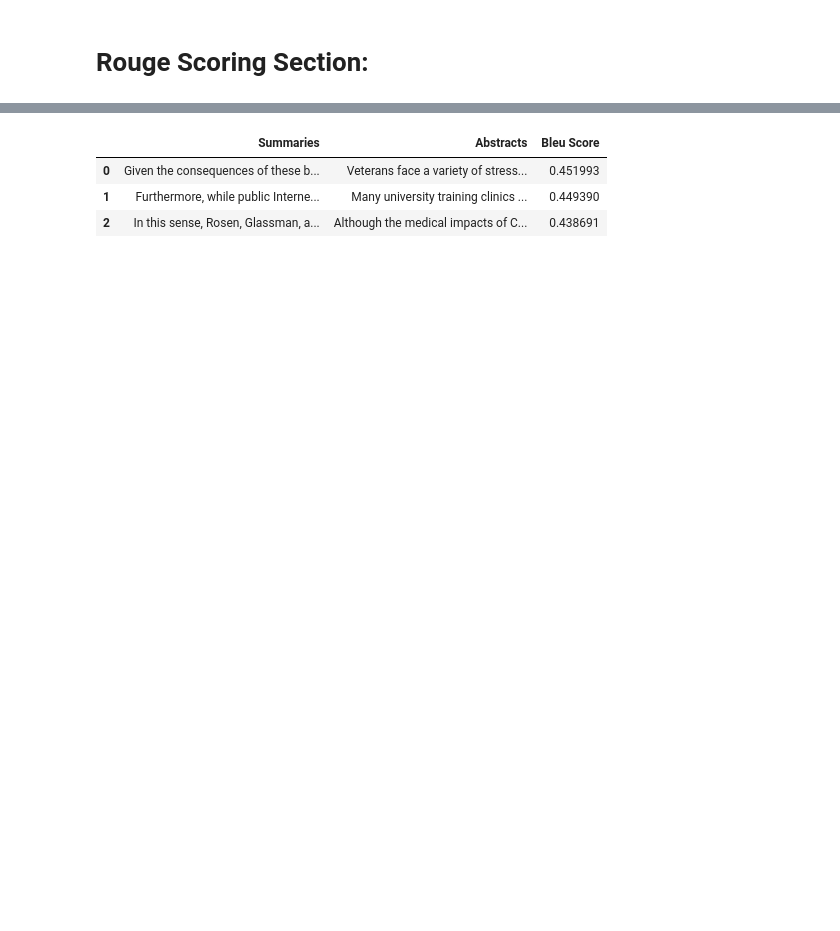
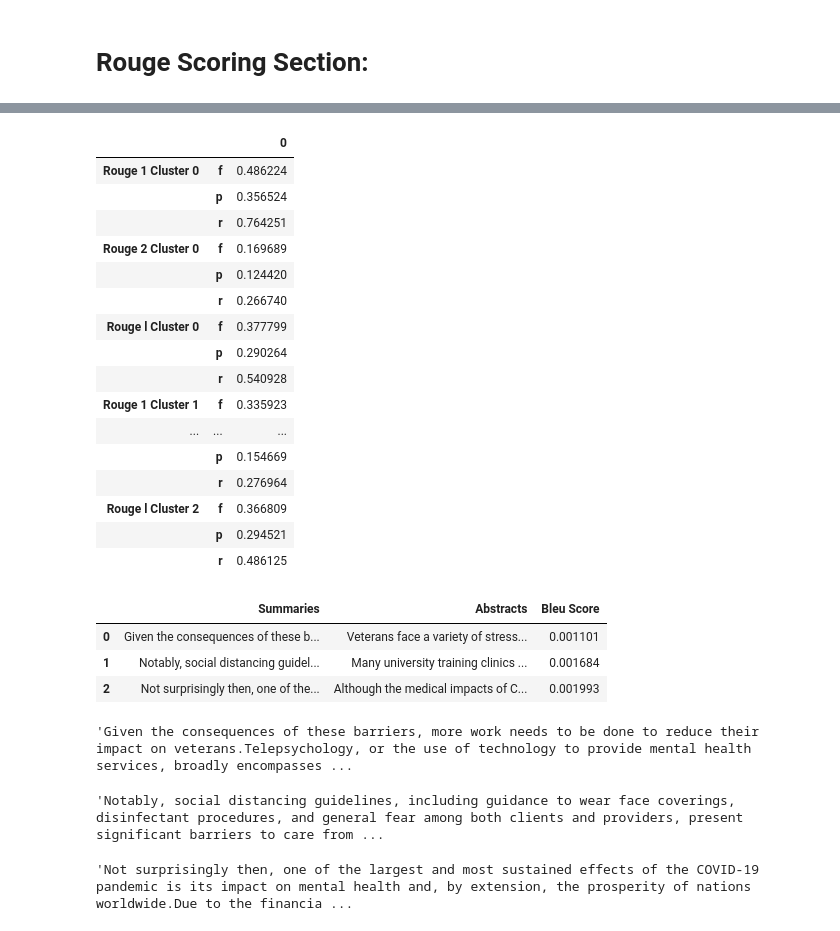
Before and after one commit to VintageGold/Text_Summarization, a Jupyter notebook: notebooks/Text_Summarization_Cluster Analysis.ipynb, the cells around one changed output, grey strips where cells are left out. Drawn from its saved outputs; the diff is of its cells as text; code cells hidden in the pictures; blank space fills up the shorter version.

```diff
--- a/notebooks/Text_Summarization_Cluster Analysis.ipynb
+++ b/notebooks/Text_Summarization_Cluster Analysis.ipynb
@@ -89,11 +90,3 @@ Corpus0
 <h1>GENSIM Summary Section:
 # %%
 from gensim.summarization import summarize
-# %%
-corpora = [Corpus0, Corpus1, Corpus2]
-new_table = []
-for i,text in enumerate(corpora):
-  # print(summarize(text, word_count=150))
-  new_table.append(summarize(text,word_count = 150))
-Summaries = pd.DataFrame(new_table, columns=['Summaries'])
-Summaries['Abstracts'] = [abstracts0, abstracts1, abstracts2]
@@ -149,10 +182,9 @@ rouge_scorer = Rouge().get_scores
 # %%
 rouge_scores_dict = {}
 
-for row in range(len(Summaries)):
+for row in range(len(summ_df)):
 
-    rouge_scores = rouge_scorer(Summaries.Summaries[row],Summaries.Abstracts[row])
-    # rouge_scores = pd.DataFrame.from_dict(rouge_scores)
+    rouge_scores = rouge_scorer(summ_df.Summaries[row],summ_df.Abstracts[row])
     print(rouge_scores)
     rouge_scores_dict[row] = rouge_scores
 # %% [output]
@@ -163,7 +195,7 @@ for row in range(len(Summaries)):
 cluster = 0
 for i in rouge_scores_dict.values():
   print(i)
-  x = 'rouescores' + str(cluster)
+  x = 'rougescores' + str(cluster)
   x = pd.DataFrame.from_dict(i)
   cluster +=1
 # %% [output]
@@ -190 +222,21 @@ rouge = pd.concat(frames, keys=['Rouge 1 Cluster 0', 'Rouge 2 Cluster 0', 'Rouge
+# %%
+rouge
+# %% [output]
+|  |  | 0 |
+| Rouge 1 Cluster 0 | f | 0.486224 |
+|  | p | 0.356524 |
+|  | r | 0.764251 |
+| Rouge 2 Cluster 0 | f | 0.169689 |
+|  | p | 0.124420 |
+|  | r | 0.266740 |
+| Rouge l Cluster 0 | f | 0.377799 |
+|  | p | 0.290264 |
+|  | r | 0.540928 |
+| Rouge 1 Cluster 1 | f | 0.335923 |
+| ... | ... | ... |
+|  | p | 0.154669 |
+|  | r | 0.276964 |
+| Rouge l Cluster 2 | f | 0.366809 |
+|  | p | 0.294521 |
+|  | r | 0.486125 |
 # %%
@@ -192,8 +244,8 @@ rouge.to_csv('./rouge scores.csv')
 # %%
-Summaries.head()
+summ_df.head()
 # %% [output]
 |  | Summaries | Abstracts | Bleu Score |
-| 0 | Given the consequences of these b... | Veterans face a variety of stress... | 0.451993 |
-| 1 | Furthermore, while public Interne... | Many university training clinics ... | 0.449390 |
-| 2 | In this sense, Rosen, Glassman, a... | Although the medical impacts of C... | 0.438691 |
+| 0 | Given the consequences of these b... | Veterans face a variety of stress... | 0.001101 |
+| 1 | Notably, social distancing guidel... | Many university training clinics ... | 0.001684 |
+| 2 | Not surprisingly then, one of the... | Although the medical impacts of C... | 0.001993 |
 # %%
@@ -202,0 +255,12 @@ Summaries.to_csv('./Extractive Summaries.csv')
+# %%
+' '.join(summ_df['Summaries'][0].split()[0:150])
+# %% [output]
+'Given the consequences of these barriers, more work needs to be done to reduce their impact on veterans.Telepsychology, or the use of technology to provide mental health services, broadly encompasses ...
+# %%
+' '.join(summ_df['Summaries'][1].split()[0:150])
+# %% [output]
+'Notably, social distancing guidelines, including guidance to wear face coverings, disinfectant procedures, and general fear among both clients and providers, present significant barriers to care from ...
+# %%
+' '.join(summ_df['Summaries'][2].split()[0:150])
+# %% [output]
+'Not surprisingly then, one of the largest and most sustained effects of the COVID-19 pandemic is its impact on mental health and, by extension, the prosperity of nations worldwide.Due to the financia ...
```
Also changed, not shown: parts of 29 cells of this notebook.
